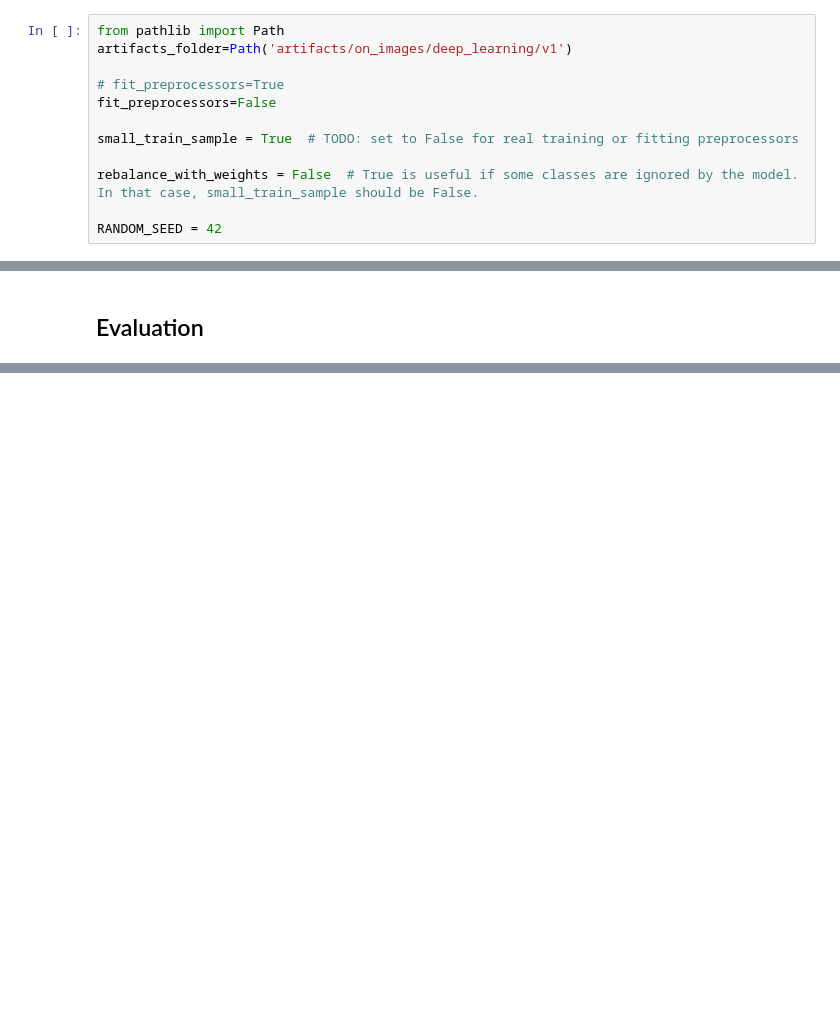
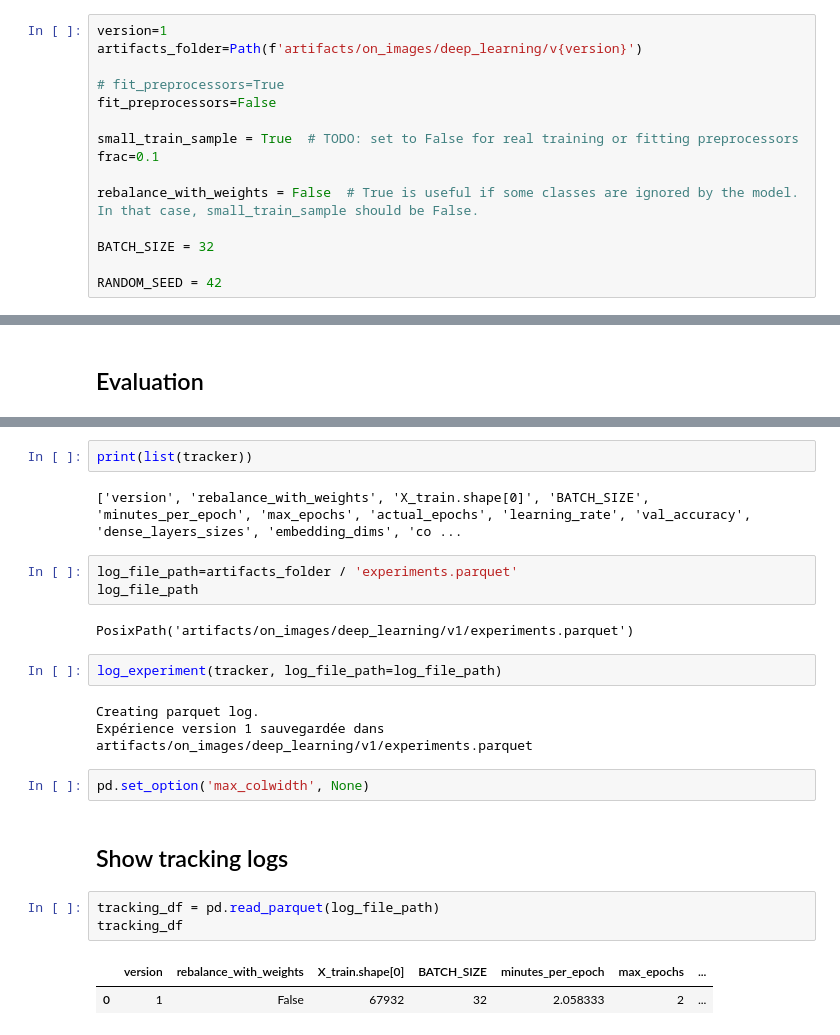
Before and after one commit to Kelorastus/Rakuten, a Jupyter notebook: notebooks/deep_learning_on_images/Valentin.ipynb, the cells around one changed output, grey strips where cells are left out. Cells and saved outputs as stored; diff of their text form; blank space fills up the shorter version.

```diff
--- a/notebooks/deep_learning_on_images/Valentin.ipynb
+++ b/notebooks/deep_learning_on_images/Valentin.ipynb
@@ -80,12 +85,15 @@ Name: proportion, dtype: float64
 # %%
-from pathlib import Path
-artifacts_folder=Path('artifacts/on_images/deep_learning/v1')
+version=1
+artifacts_folder=Path(f'artifacts/on_images/deep_learning/v{version}')
 
 # fit_preprocessors=True
 fit_preprocessors=False
 
 small_train_sample = True  # TODO: set to False for real training or fitting preprocessors
+frac=0.1
 
 rebalance_with_weights = False  # True is useful if some classes are ignored by the model. In that case, small_train_sample should be False.
 
+BATCH_SIZE = 32
+
 RANDOM_SEED = 42
@@ -325,0 +525,24 @@ Epoch 2/2
+# %%
+print(list(tracker))
+# %% [output]
+['version', 'rebalance_with_weights', 'X_train.shape[0]', 'BATCH_SIZE', 'minutes_per_epoch', 'max_epochs', 'actual_epochs', 'learning_rate', 'val_accuracy', 'dense_layers_sizes', 'embedding_dims', 'co ...
+# %%
+log_file_path=artifacts_folder / 'experiments.parquet'
+log_file_path
+# %% [output]
+PosixPath('artifacts/on_images/deep_learning/v1/experiments.parquet')
+# %%
+log_experiment(tracker, log_file_path=log_file_path)
+# %% [output]
+Creating parquet log.
+Expérience version 1 sauvegardée dans artifacts/on_images/deep_learning/v1/experiments.parquet
+# %%
+pd.set_option('max_colwidth', None)
+# %% [markdown]
+## Show tracking logs
+# %%
+tracking_df = pd.read_parquet(log_file_path)
+tracking_df
+# %% [output]
+|  | version | rebalance_with_weights | X_train.shape[0] | BATCH_SIZE | minutes_per_epoch | max_epochs | ... |
+| 0 | 1 | False | 67932 | 32 | 2.058333 | 2 | ... |
```
Also changed, not shown: parts of 34 cells of this notebook.
